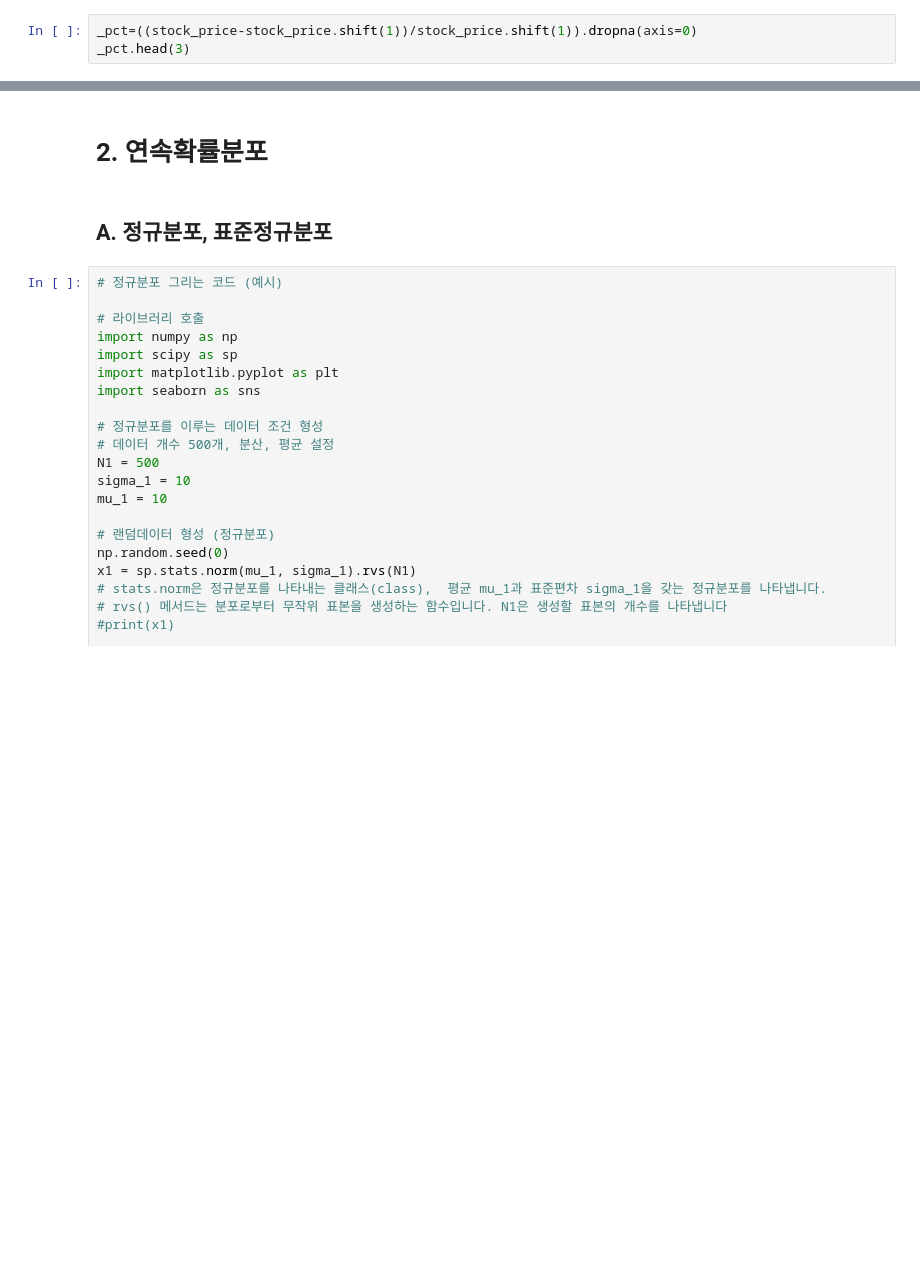
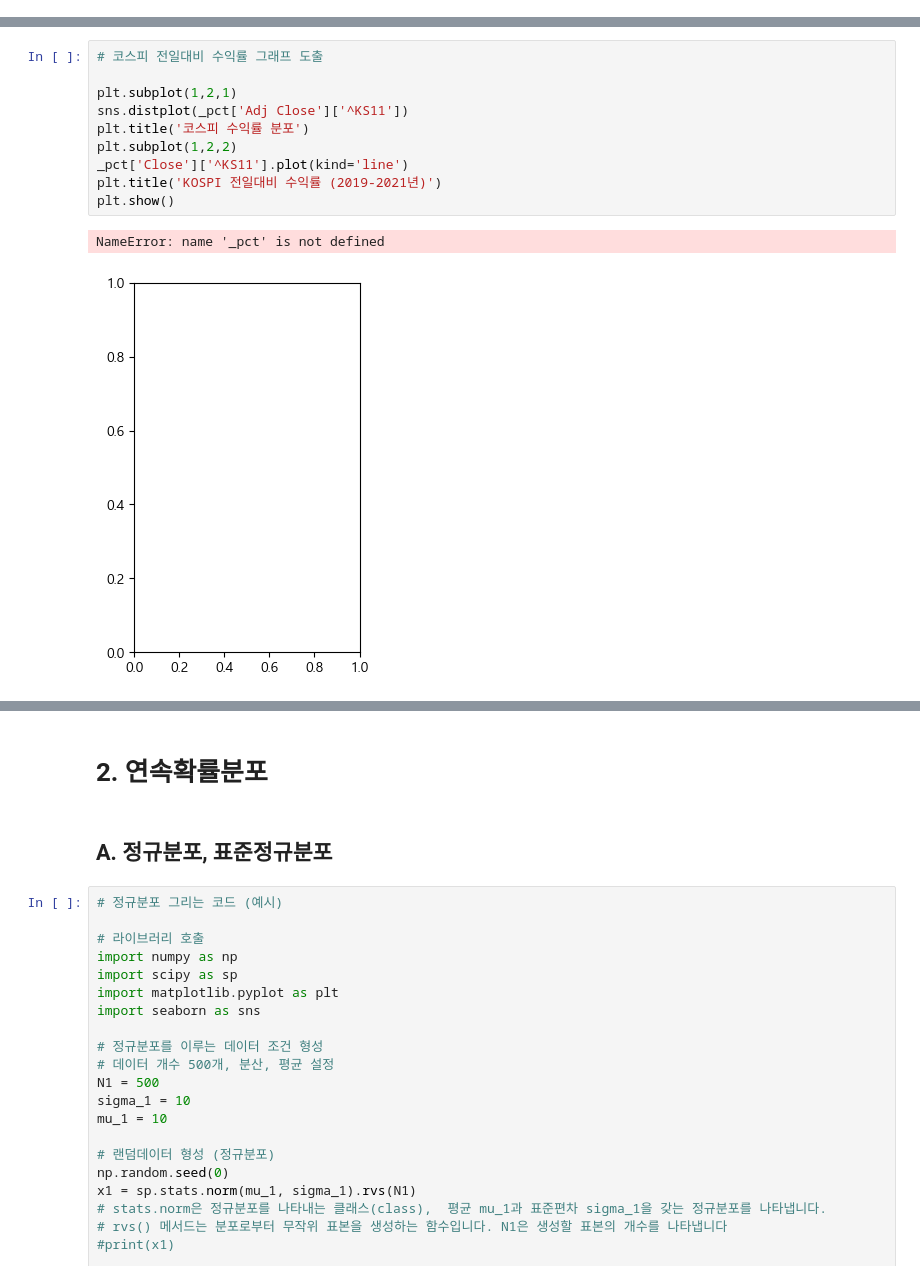
Before and after one commit to youngsang114/python-work, a Jupyter notebook: 공부공부/0419.ipynb, the cells around one changed output, grey strips where cells are left out. Saved outputs shown, nothing was run; the diff lists cells and outputs as text; blank space fills up the shorter version.

```diff
--- a/공부공부/0419.ipynb
+++ b/공부공부/0419.ipynb
@@ -40,4 +41 @@ stock_price
 742 rows × 12 columns
-# %%
-_pct=((stock_price-stock_price.shift(1))/stock_price.shift(1)).dropna(axis=0)
-_pct.head(3)
@@ -50,0 +139,13 @@ _pct.head(3)
+# %%
+# 코스피 전일대비 수익률 그래프 도출
+
+plt.subplot(1,2,1)
+sns.distplot(_pct['Adj Close']['^KS11'])
+plt.title('코스피 수익률 분포')
+plt.subplot(1,2,2)
+_pct['Close']['^KS11'].plot(kind='line')
+plt.title('KOSPI 전일대비 수익률 (2019-2021년)')
+plt.show()
+# %% [output]
+NameError: name '_pct' is not defined
+[figure, added]
```
Also changed, not shown: parts of 14 cells of this notebook, 16 other files.
